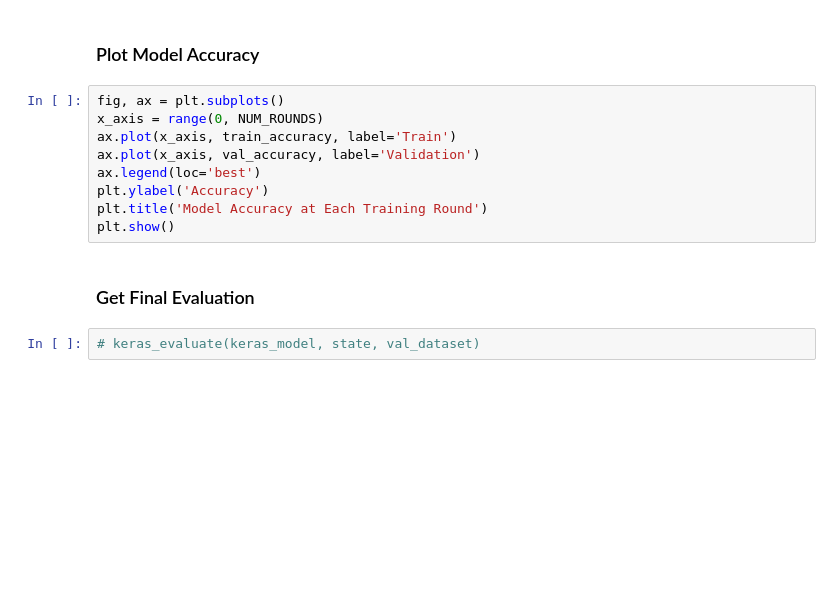
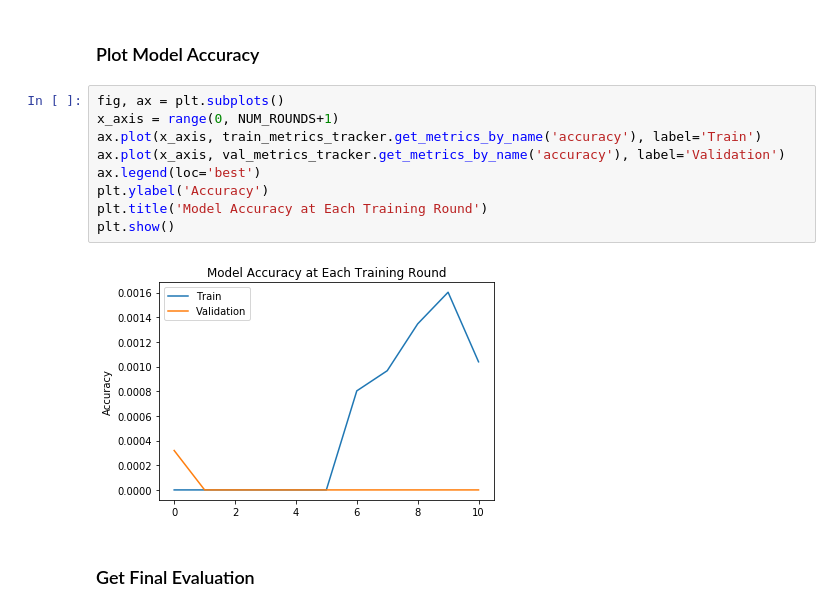
Before and after one commit to federated-learning-experiments/fl-text-models, a Jupyter notebook: local_gpu_training/models/word_level/federated_stack_overflow_text_generation.ipynb, the cells around one changed output. Cells and saved outputs as stored; diff of their text form; blank space fills up the shorter version.

```diff
--- a/local_gpu_training/models/word_level/federated_stack_overflow_text_generation.ipynb
+++ b/local_gpu_training/models/word_level/federated_stack_overflow_text_generation.ipynb
@@ -374,14 +532,14 @@ plt.show()
 ### Plot Model Accuracy
 # %%
 fig, ax = plt.subplots()
-x_axis = range(0, NUM_ROUNDS)
-ax.plot(x_axis, train_accuracy, label='Train')
-ax.plot(x_axis, val_accuracy, label='Validation')
+x_axis = range(0, NUM_ROUNDS+1)
+ax.plot(x_axis, train_metrics_tracker.get_metrics_by_name('accuracy'), label='Train')
+ax.plot(x_axis, val_metrics_tracker.get_metrics_by_name('accuracy'), label='Validation')
 ax.legend(loc='best')
 plt.ylabel('Accuracy')
 plt.title('Model Accuracy at Each Training Round')
 plt.show()
+# %% [output]
+[figure, added]
 # %% [markdown]
 ### Get Final Evaluation
-# %%
-# keras_evaluate(keras_model, state, val_dataset)
```
Also changed, not shown: parts of 35 cells of this notebook.
